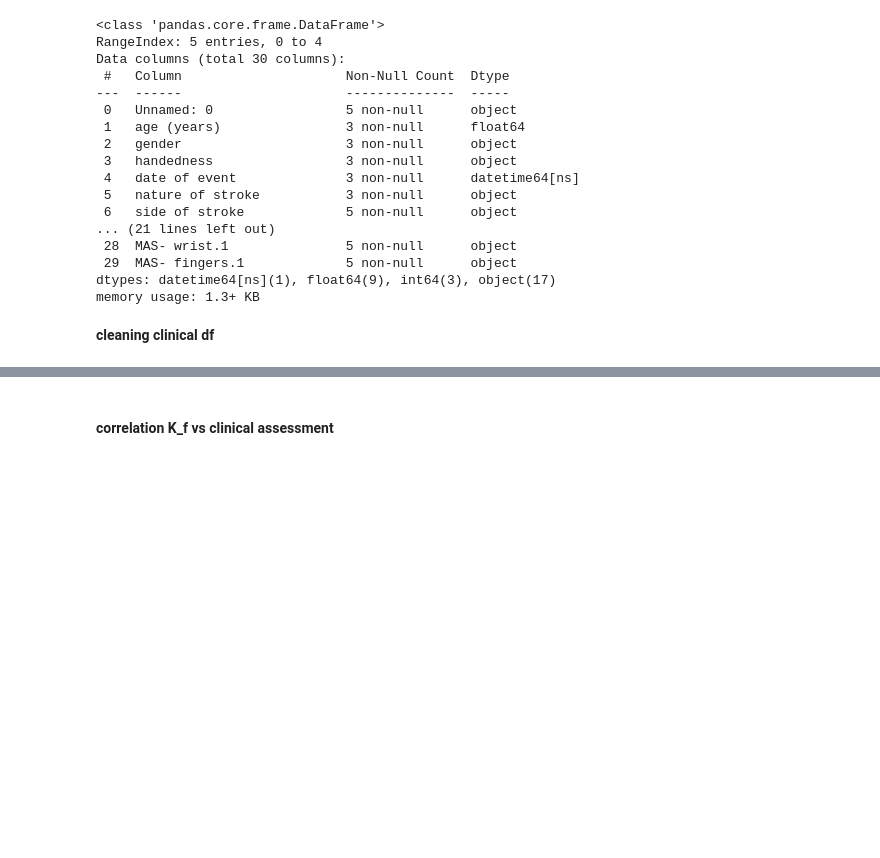
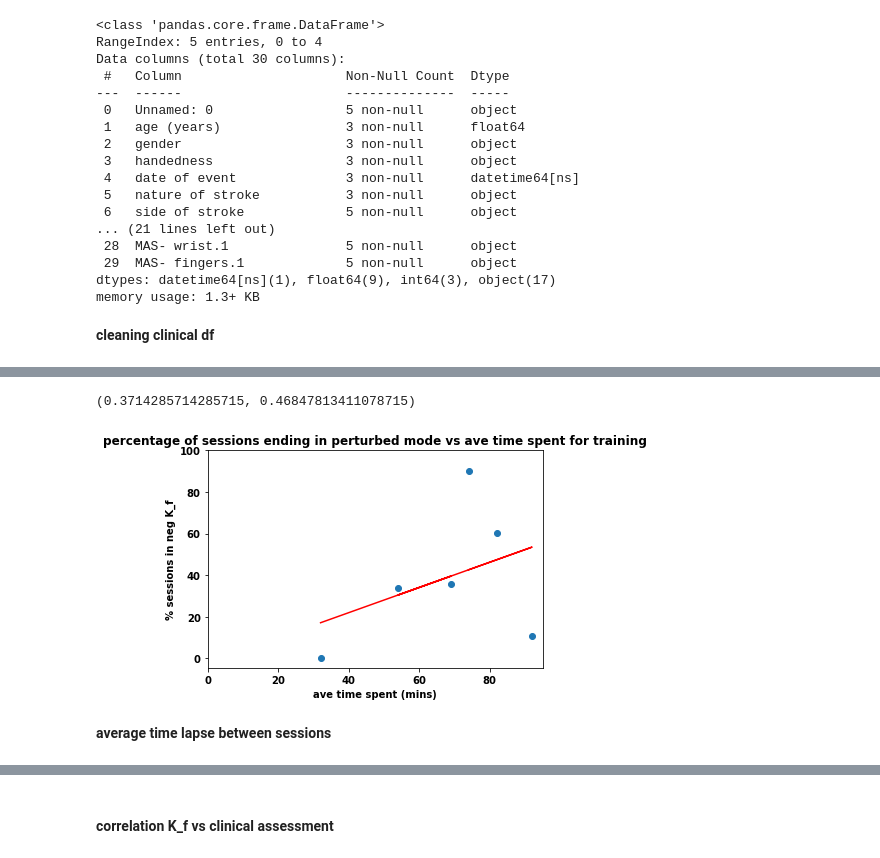
Before and after one commit to doscsy12/robotic_hometherapy, a Jupyter notebook: EDA_K_f.ipynb, the cells around one changed output, grey strips where cells are left out. Drawn from its saved outputs; the diff is of its cells as text; code cells hidden in the pictures; blank space fills up the shorter version.

```diff
--- a/EDA_K_f.ipynb
+++ b/EDA_K_f.ipynb
@@ -112,0 +192,12 @@ plt.show();
+# %%
+avetimedict = {
+  1: 32,
+  2: 69,
+  3: 54,
+  4: 82,
+  5: 92,
+  6: 74,
+}
+# %%
+K_f_final['avetimespent'] = K_f_final['player_nr'].map(avetimedict)
+K_f_final
@@ -112,0 +212,23 @@ plt.show();
+# %%
+rho, p = scipy.stats.spearmanr(K_f_final['avetimespent'],K_f_final['pct_Kf_neg'])
+rho, p
+# %% [output]
+(0.3714285714285715, 0.46847813411078715)
+# %%
+# coorelation between neg K-f and ave time spent
+plt.scatter(K_f_final['avetimespent'],K_f_final['pct_Kf_neg'],marker='o')
+
+# plot trendline (linear fitting)
+z = np.polyfit(K_f_final['avetimespent'],K_f_final['pct_Kf_neg'], 1)
+p = np.poly1d(z)
+plt.plot(K_f_final['avetimespent'],p(K_f_final['avetimespent']),'r-')
+plt.xlim(left=0)
+plt.ylim(top=100)
+plt.xlabel('ave time spent (mins)')
+plt.ylabel('% sessions in neg K_f')
+plt.title('percentage of sessions ending in perturbed mode vs ave time spent for training',fontsize=12)
+plt.show();
+# %% [output]
+[figure, added]
+# %% [markdown]
+**average time lapse between sessions**
```
Also changed, not shown: parts of 41 cells of this notebook.
